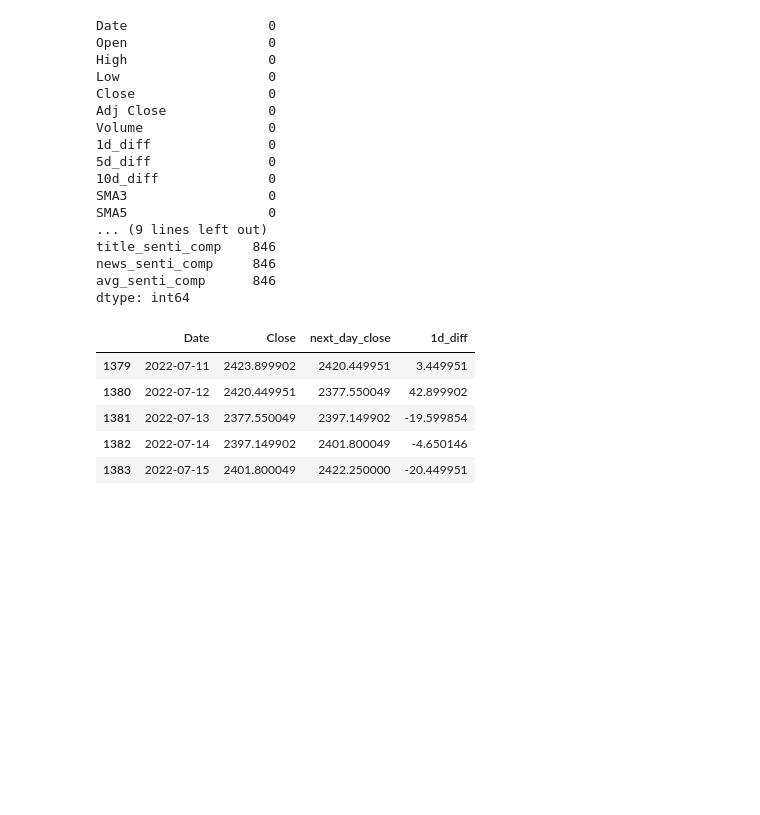
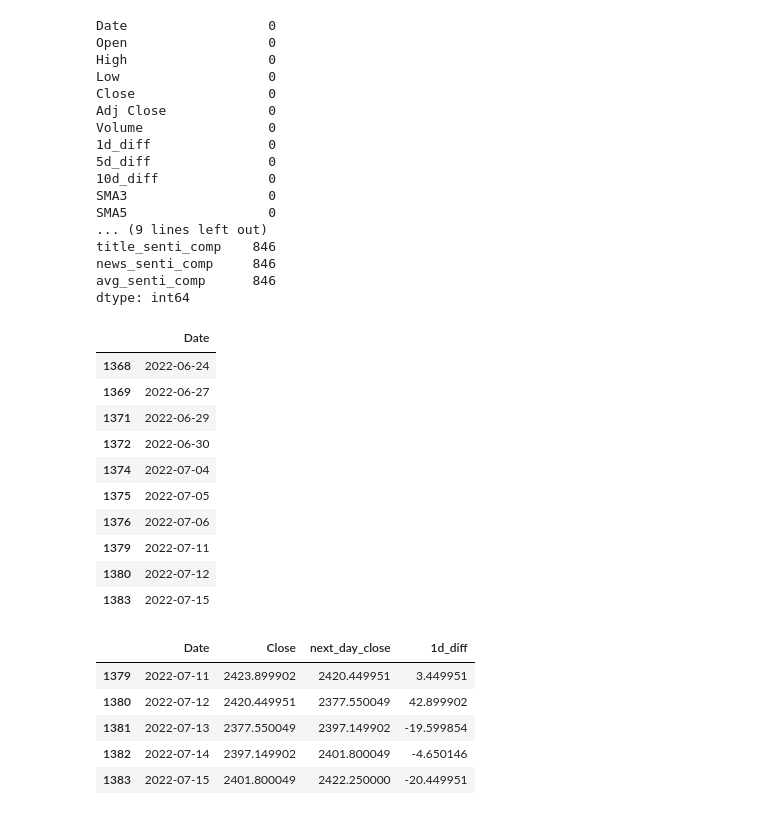
Before and after one commit to khinvasara-unnati/FoundationProject-1, a Jupyter notebook: combined.ipynb, the cells around one changed output. Saved outputs shown, nothing was run; the diff lists cells and outputs as text; code cells hidden in the pictures; blank space fills up the shorter version.

```diff
--- a/combined.ipynb
+++ b/combined.ipynb
@@ -94,6 +95,20 @@ avg_senti_comp      846
 dtype: int64
 # %%
 df_combined.fillna(0.0,inplace=True)
+# %%
+df_combined.loc[df_combined.avg_senti_comp == 0, ['Date']].tail(10)
+# %% [output]
+|  | Date |
+| 1368 | 2022-06-24 |
+| 1369 | 2022-06-27 |
+| 1371 | 2022-06-29 |
+| 1372 | 2022-06-30 |
+| 1374 | 2022-07-04 |
+| 1375 | 2022-07-05 |
+| 1376 | 2022-07-06 |
+| 1379 | 2022-07-11 |
+| 1380 | 2022-07-12 |
+| 1383 | 2022-07-15 |
 # %%
 df_combined['next_day_close'] = df_combined['Close'] - df_combined['1d_diff']
 # %%
```
Also changed, not shown: parts of 38 cells of this notebook, 4 other files.
